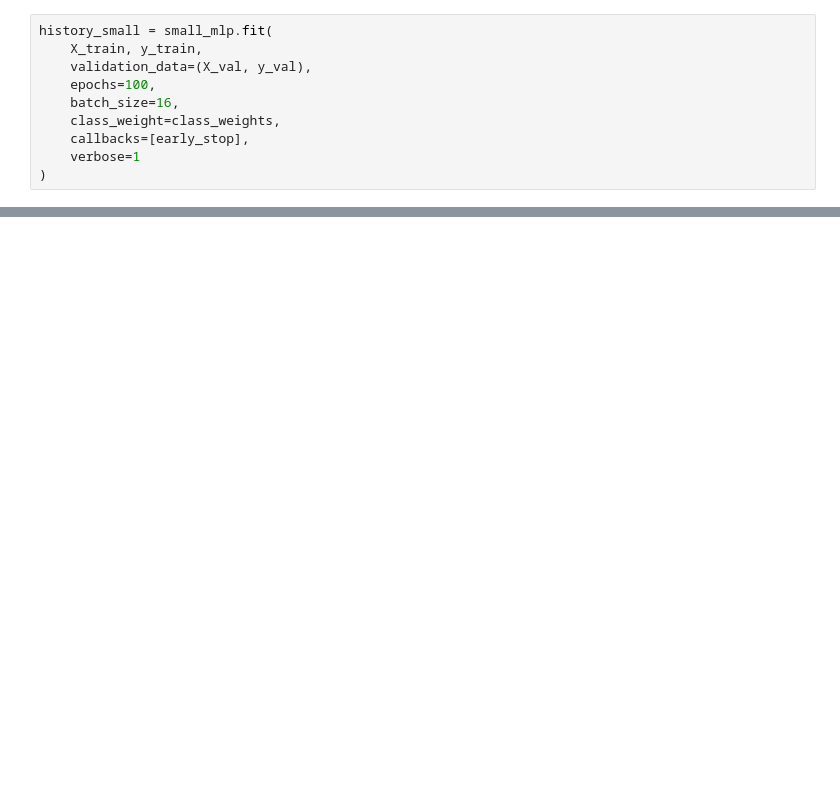
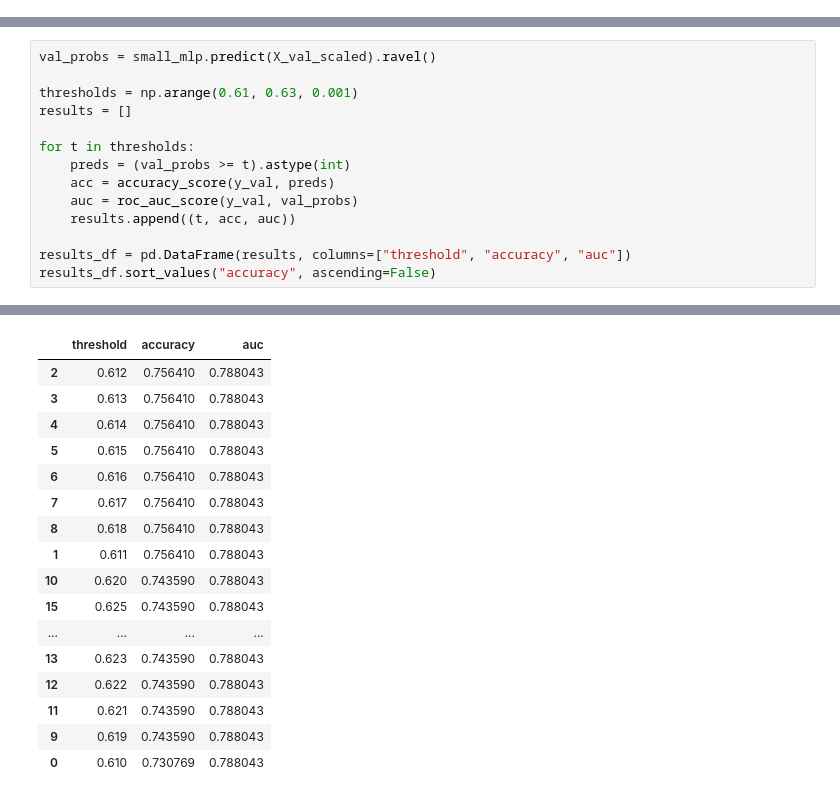
Before and after one commit to trinabh12/Pediatric-Appendicitis-Prediction-and-Diagnosis-using-Machine-Learning, a Jupyter notebook: notebooks/MLP_for_phase1_test.ipynb, the cells around one changed output, grey strips where cells are left out. Drawn from its saved outputs; the diff is of its cells as text; blank space fills up the shorter version.

Commit message:
experimented with different seeds and thresholds

```diff
--- a/notebooks/MLP_for_phase1_test.ipynb
+++ b/notebooks/MLP_for_phase1_test.ipynb
@@ -171,10 +160,0 @@ Epoch 13/100
-# %%
-history_small = small_mlp.fit(
-    X_train, y_train,
-    validation_data=(X_val, y_val),
-    epochs=100,
-    batch_size=16,
-    class_weight=class_weights,
-    callbacks=[early_stop],
-    verbose=1
-)
@@ -289,0 +176,15 @@ plot_roc(large_mlp, "Large MLP ROC")
+# %%
+val_probs = small_mlp.predict(X_val_scaled).ravel()
+
+thresholds = np.arange(0.61, 0.63, 0.001)
+results = []
+
+for t in thresholds:
+    preds = (val_probs >= t).astype(int)
+    acc = accuracy_score(y_val, preds)
+    auc = roc_auc_score(y_val, val_probs)
+    results.append((t, acc, auc))
+
+results_df = pd.DataFrame(results, columns=["threshold", "accuracy", "auc"])
+results_df.sort_values("accuracy", ascending=False)
+# %% [output]
@@ -289,0 +192,17 @@ plot_roc(large_mlp, "Large MLP ROC")
+|  | threshold | accuracy | auc |
+| 2 | 0.612 | 0.756410 | 0.788043 |
+| 3 | 0.613 | 0.756410 | 0.788043 |
+| 4 | 0.614 | 0.756410 | 0.788043 |
+| 5 | 0.615 | 0.756410 | 0.788043 |
+| 6 | 0.616 | 0.756410 | 0.788043 |
+| 7 | 0.617 | 0.756410 | 0.788043 |
+| 8 | 0.618 | 0.756410 | 0.788043 |
+| 1 | 0.611 | 0.756410 | 0.788043 |
+| 10 | 0.620 | 0.743590 | 0.788043 |
+| 15 | 0.625 | 0.743590 | 0.788043 |
+| ... | ... | ... | ... |
+| 13 | 0.623 | 0.743590 | 0.788043 |
+| 12 | 0.622 | 0.743590 | 0.788043 |
+| 11 | 0.621 | 0.743590 | 0.788043 |
+| 9 | 0.619 | 0.743590 | 0.788043 |
+| 0 | 0.610 | 0.730769 | 0.788043 |
```
Also changed, not shown: parts of 20 cells of this notebook.
